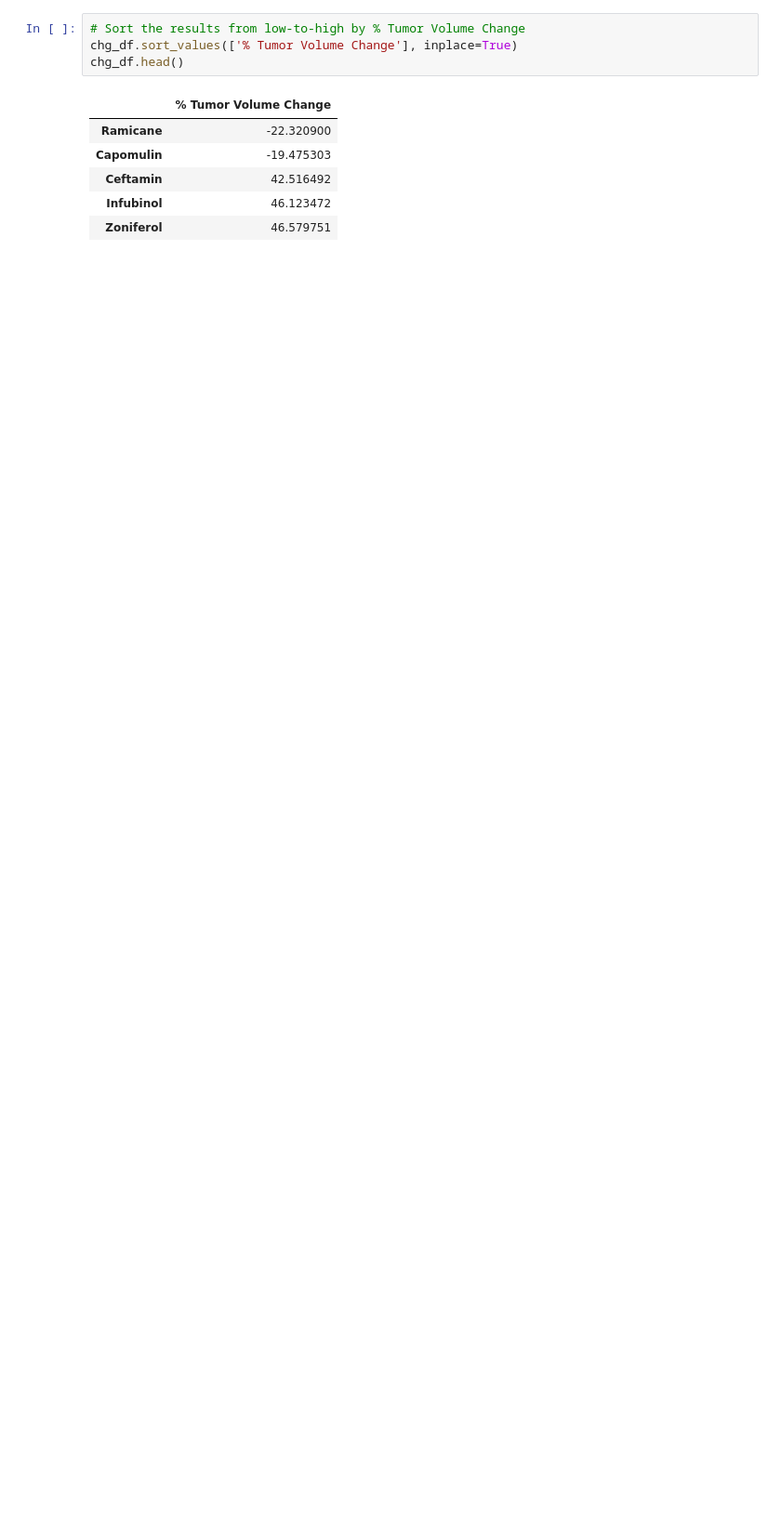
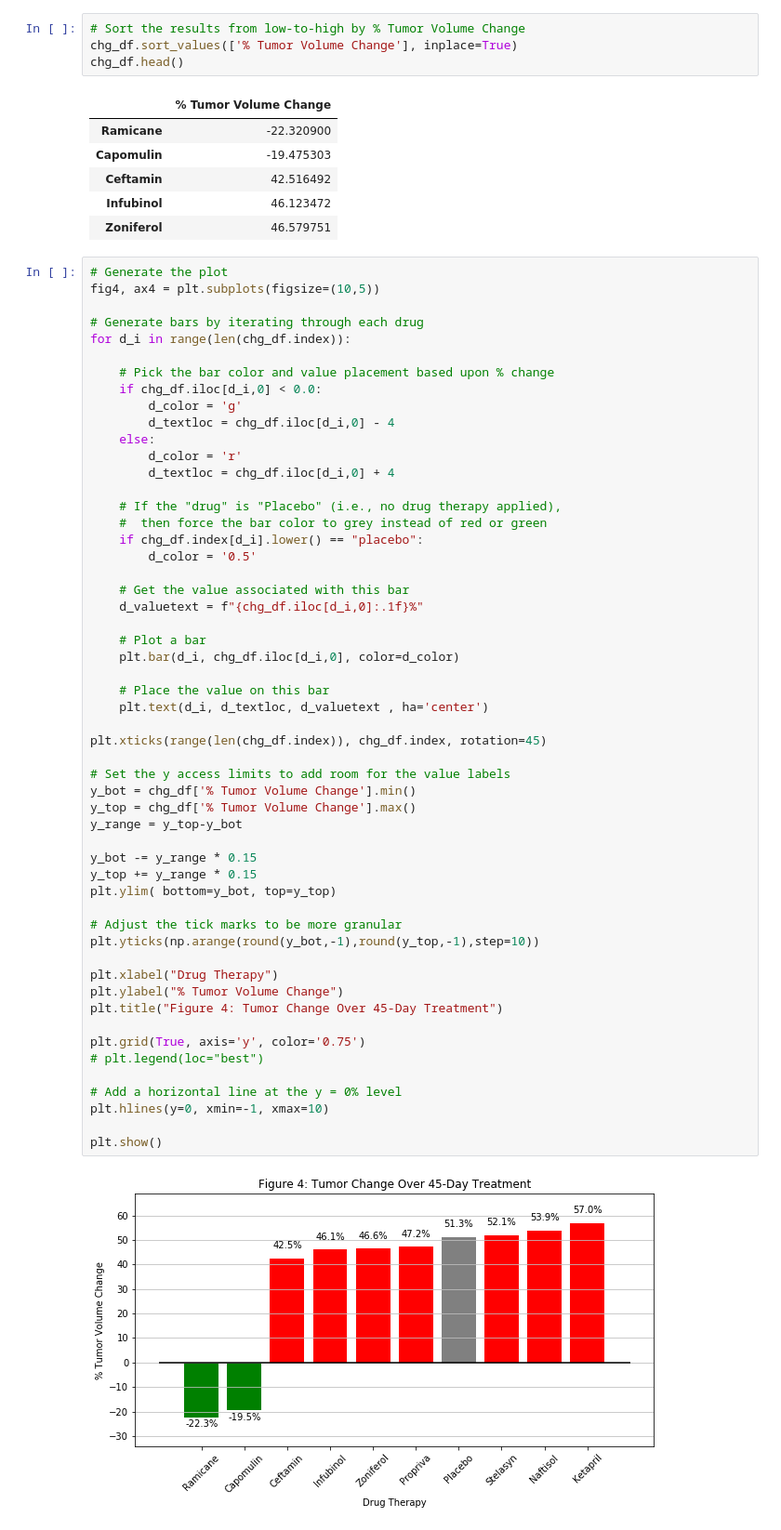
Before and after one commit to daddyjab/PythonAssignments, a Jupyter notebook: Pymaceuticals/pymaceuticals_starter-jb.ipynb, the cells around one changed output. Shown at 93% size. Saved outputs shown, nothing was run; the diff lists cells and outputs as text; blank space fills up the shorter version.

Commit message:
Got the per-drug text values to work for bar chart!

```diff
--- a/Pymaceuticals/pymaceuticals_starter-jb.ipynb
+++ b/Pymaceuticals/pymaceuticals_starter-jb.ipynb
@@ -491,3 +482,59 @@ chg_df.head()
 | Ceftamin | 42.516492 |
 | Infubinol | 46.123472 |
 | Zoniferol | 46.579751 |
+# %%
+# Generate the plot
+fig4, ax4 = plt.subplots(figsize=(10,5))
+
+# Generate bars by iterating through each drug
+for d_i in range(len(chg_df.index)):
+
+    # Pick the bar color and value placement based upon % change
+    if chg_df.iloc[d_i,0] < 0.0:
+        d_color = 'g'
+        d_textloc = chg_df.iloc[d_i,0] - 4
+    else:
+        d_color = 'r'
+        d_textloc = chg_df.iloc[d_i,0] + 4
+
+    # If the "drug" is "Placebo" (i.e., no drug therapy applied),
+    #  then force the bar color to grey instead of red or green
+    if chg_df.index[d_i].lower() == "placebo":
+        d_color = '0.5'
+
+    # Get the value associated with this bar
+    d_valuetext = f"{chg_df.iloc[d_i,0]:.1f}%"
+
+    # Plot a bar
+    plt.bar(d_i, chg_df.iloc[d_i,0], color=d_color)
+
+    # Place the value on this bar
+    plt.text(d_i, d_textloc, d_valuetext , ha='center')
+
+plt.xticks(range(len(chg_df.index)), chg_df.index, rotation=45)
+
+# Set the y access limits to add room for the value labels
+y_bot = chg_df['% Tumor Volume Change'].min()
+y_top = chg_df['% Tumor Volume Change'].max()
+y_range = y_top-y_bot
+
+y_bot -= y_range * 0.15
+y_top += y_range * 0.15
+plt.ylim( bottom=y_bot, top=y_top)
+
+# Adjust the tick marks to be more granular
+plt.yticks(np.arange(round(y_bot,-1),round(y_top,-1),step=10))
+
+plt.xlabel("Drug Therapy")
+plt.ylabel("% Tumor Volume Change")
+plt.title("Figure 4: Tumor Change Over 45-Day Treatment")
+
+plt.grid(True, axis='y', color='0.75')
+# plt.legend(loc="best")
+
+# Add a horizontal line at the y = 0% level
+plt.hlines(y=0, xmin=-1, xmax=10)
+
+plt.show()
+# %% [output]
+[figure, added]
```
Also changed, not shown: parts of 16 cells of this notebook, 1 other file.
